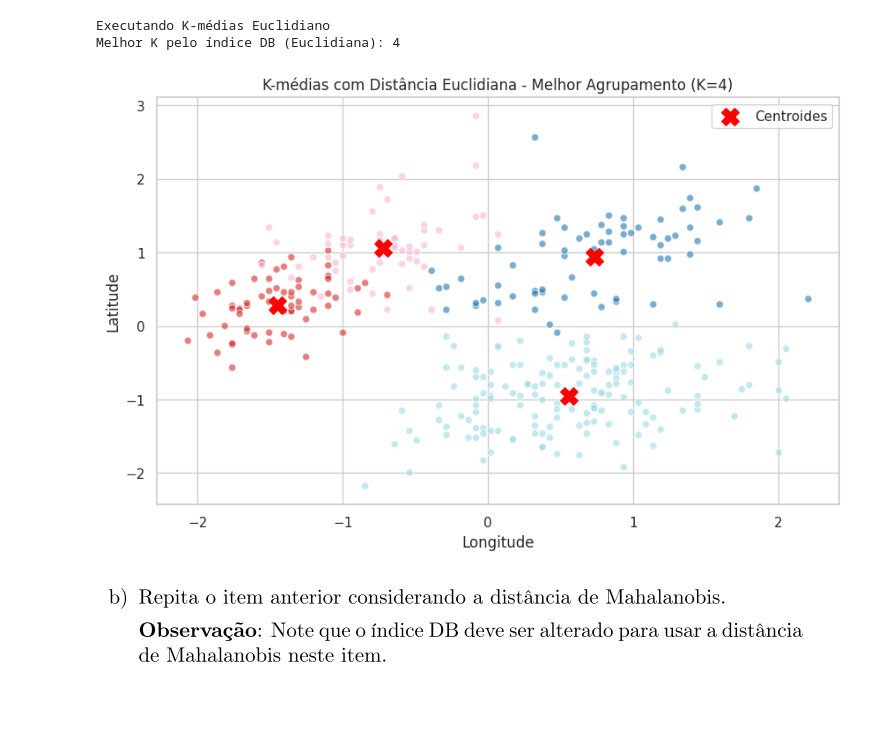
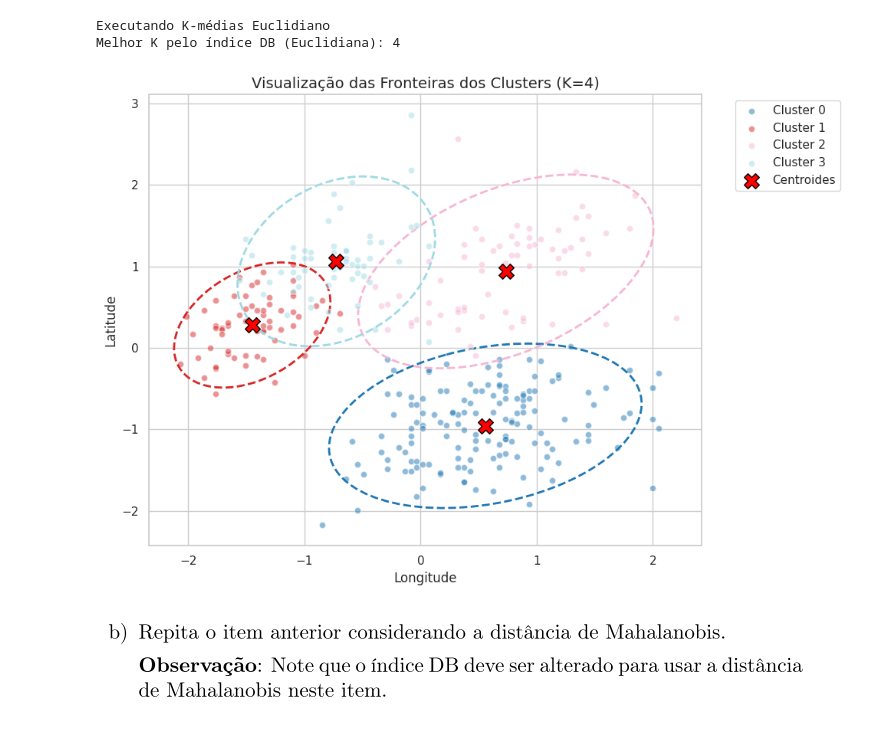
Before and after one commit to jonatasfernandessilva7/Lista_06_aprendizagem_de_maquina_UFC_mestrado, a Jupyter notebook: LISTA_06_AMA.ipynb, the cells around one changed output. Drawn from its saved outputs; the diff is of its cells as text; code cells hidden in the pictures.

Commit message:
feat ellipses in plot

```diff
--- a/LISTA_06_AMA.ipynb
+++ b/LISTA_06_AMA.ipynb
@@ -29,2 +32,20 @@ df_penguins = pd.read_csv('/content/penguins.csv', header=None)
+# %%
+def draw_cluster_ellipse(X_cluster, centroid, ax, n_std=2.0, edgecolor='black', **kwargs):
+    X_cluster_2d = X_cluster[:, [1, 0]]
+    centroid_2d = centroid[[1, 0]]
+
+    if len(X_cluster_2d) < 3:
+        return
+
+    cov = np.cov(X_cluster_2d.T)
+    vals, vecs = np.linalg.eigh(cov)
+    order = vals.argsort()[::-1]
+    vals, vecs = vals[order], vecs[:, order]
+    theta = np.degrees(np.arctan2(*vecs[:, 0][::-1]))
+    width, height = 2 * n_std * np.sqrt(np.maximum(vals, 1e-8))
+
+    ellipse = Ellipse(xy=centroid_2d, width=width, height=height, angle=theta,
+                      edgecolor=edgecolor, fill=False, **kwargs)
+    ax.add_patch(ellipse)
 # %% [markdown]
 ![image.png](embedded-picture-1)
@@ -152,17 +181,31 @@ best_centroids, best_labels = best_results_eucl[best_K_eucl]
 # %% [output]
 Executando K-médias Euclidiano
 Melhor K pelo índice DB (Euclidiana): 4
-# %%
-plt.figure(figsize=(10, 6))
-plt.scatter(X_quake_norm[:, 1], X_quake_norm[:, 0], c=best_labels, cmap='tab20', alpha=0.6, edgecolors='w')
-plt.scatter(best_centroids[:, 1], best_centroids[:, 0], c='red', marker='X', s=200, label='Centroides')
-plt.title(f"K-médias com Distância Euclidiana - Melhor Agrupamento (K={best_K_eucl})")
-plt.xlabel("Longitude")
-plt.ylabel("Latitude")
-plt.legend()
-plt.show()
-# %% [output]
-[figure, removed]
+# %%
+X_data = X_quake_norm
+K_otimo = best_K_eucl
+fig, ax = plt.subplots(figsize=(10, 7))
+colors = plt.cm.tab20(np.linspace(0, 1, K_otimo))
+
+for k in range(K_otimo):
+    cluster_points = X_data[best_labels == k]
+    if len(cluster_points) > 0:
+        ax.scatter(cluster_points[:, 1], cluster_points[:, 0],
+                   color=colors[k], alpha=0.5, edgecolors='w', label=f'Cluster {k}')
+        draw_cluster_ellipse(cluster_points, best_centroids[k], ax,
+                             n_std=2.2, edgecolor=colors[k], linestyle='--', linewidth=2)
+
+ax.scatter(best_centroids[:, 1], best_centroids[:, 0],
+           c='red', marker='X', s=200, edgecolor='black', zorder=10, label='Centroides')
+
+ax.set_title(f"Visualização das Fronteiras dos Clusters (K={K_otimo})", fontsize=14)
+ax.set_xlabel("Longitude")
+ax.set_ylabel("Latitude")
+ax.legend(bbox_to_anchor=(1.05, 1), loc='upper left')
+plt.tight_layout()
+plt.show()
+# %% [output]
+[figure, added]
 # %% [markdown]
 ![image.png](embedded-picture-1)
 # %%
```
Also changed, not shown: parts of 11 cells of this notebook.
